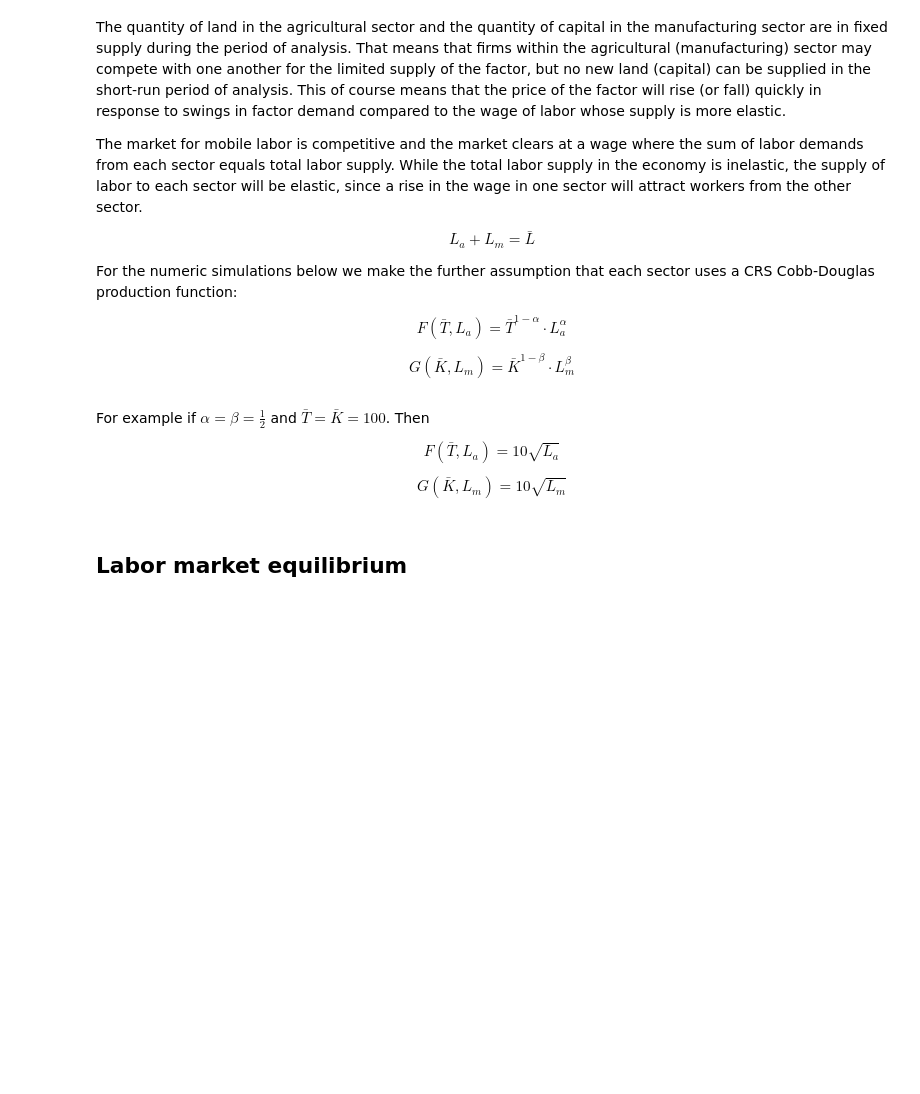
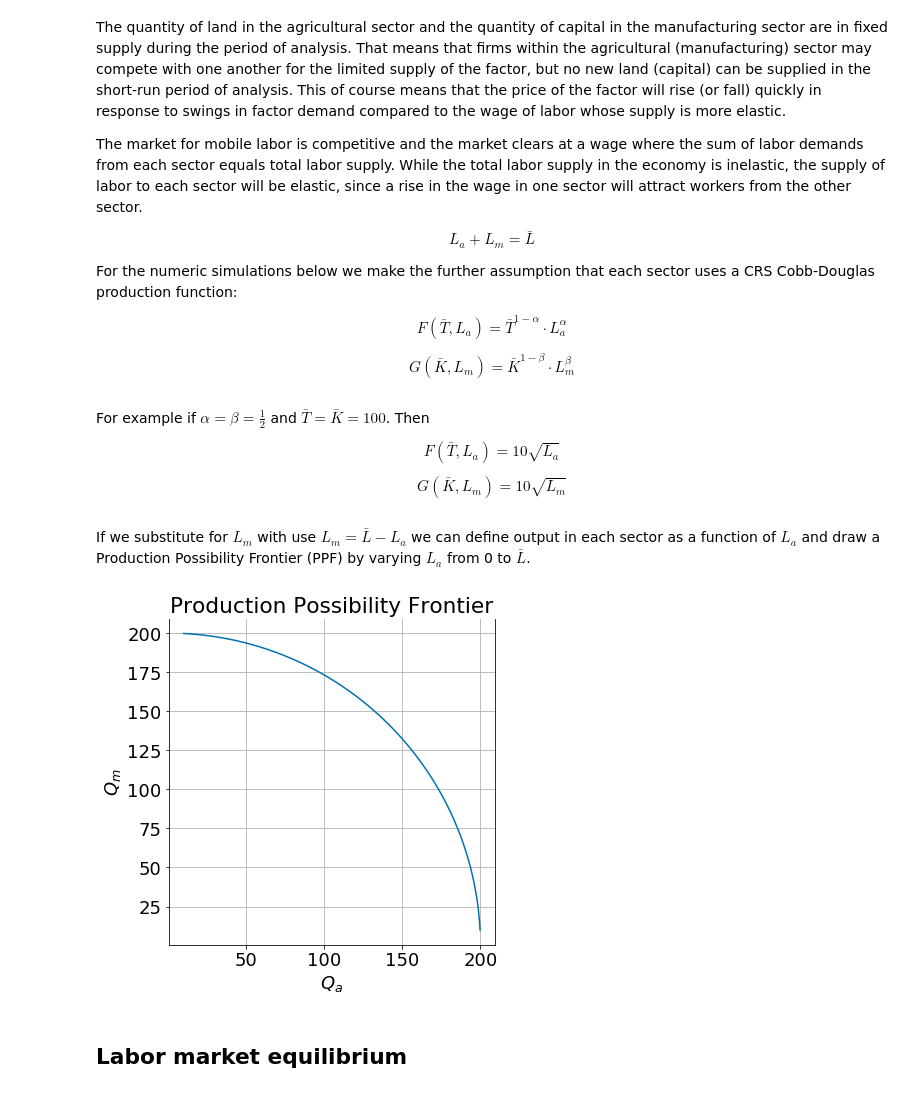
Before and after one commit to jhconning/Eco340_old, a Jupyter notebook: pages/Specific_Factors_Model.ipynb, the cells around one changed output. Saved outputs shown, nothing was run; the diff lists cells and outputs as text; code cells hidden in the pictures; blank space fills up the shorter version.

```diff
--- a/pages/Specific_Factors_Model.ipynb
+++ b/pages/Specific_Factors_Model.ipynb
@@ -41,6 +41,12 @@ For example if $\alpha = \beta = \frac{1}{2}$ and $\bar T= \bar K = 100$.  Then
 $$F(\bar T, L_a)=  10 \sqrt{L_a}  $$
 
 $$G(\bar K, L_m)=10 \sqrt{L_m}$$
+# %% [markdown]
+If we substitute for $L_m$ with use $L_m = \bar L - L_a$ we can define output in each sector as a function of $L_a$ and draw a Production Possibility Frontier (PPF) by varying $L_a$ from 0 to $\bar L$.
+# %%
+ppf(Tbar=100, Kbar=100, Lbar=400)
+# %% [output]
+[figure, added]
 # %% [markdown]
 ## Labor market equilibrium
 # %% [markdown]
```
Also changed, not shown: parts of 19 cells of this notebook, 3 other files.
